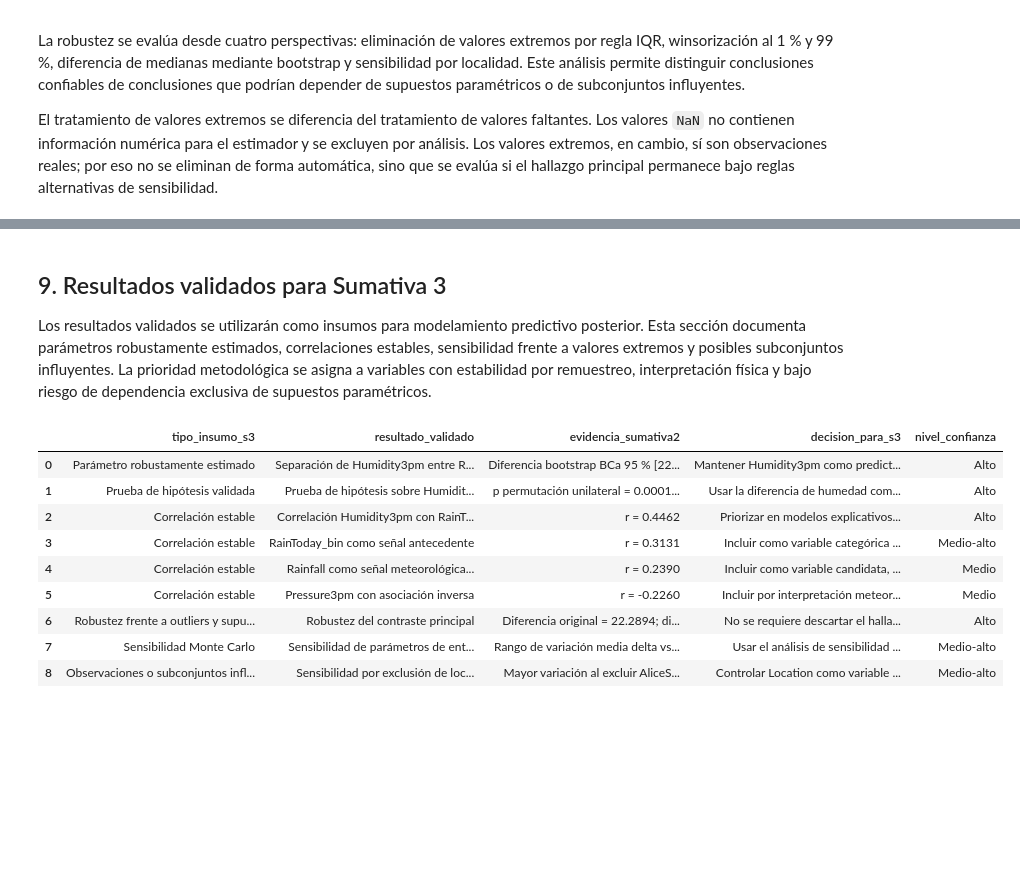
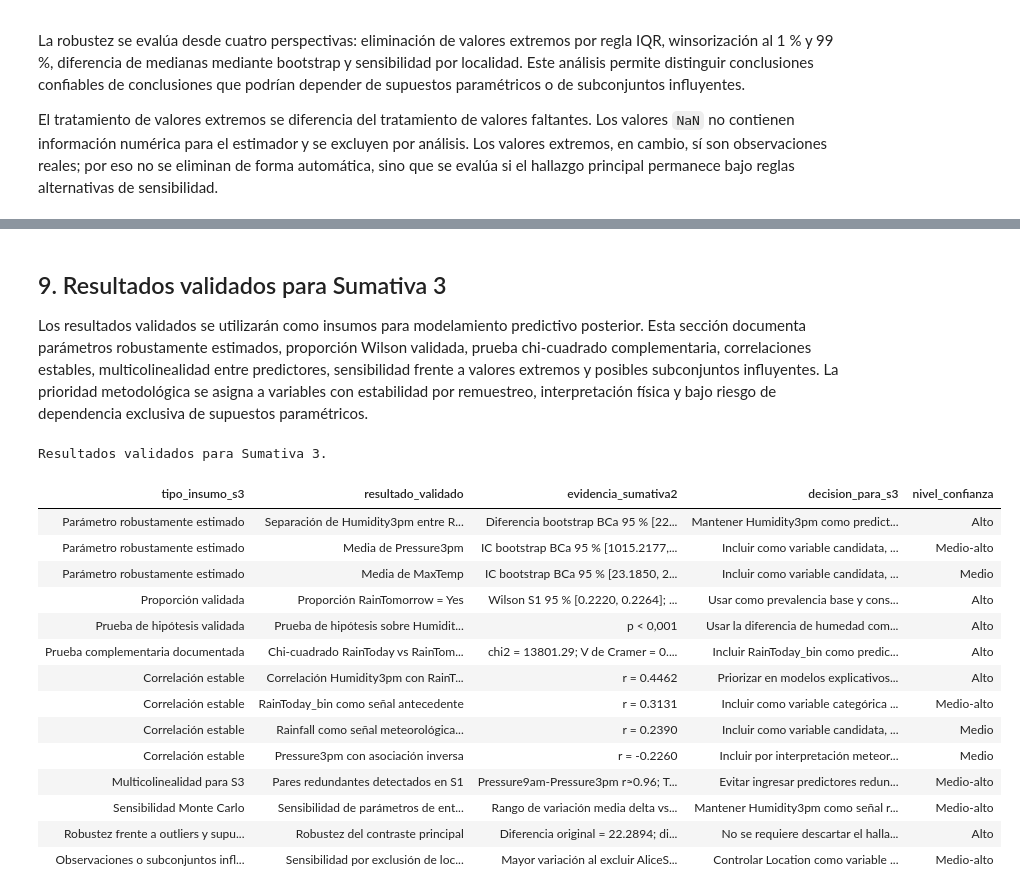
Before and after one commit to edocontreras/mcdia501-estadistica-computacional-g6, a Jupyter notebook: semana2/notebooks/Sumativa2_Rain_Australia_G6.ipynb, the cells around one changed output, grey strips where cells are left out. Cells and saved outputs as stored; diff of their text form; code cells hidden in the pictures; blank space fills up the shorter version.

```diff
--- a/semana2/notebooks/Sumativa2_Rain_Australia_G6.ipynb
+++ b/semana2/notebooks/Sumativa2_Rain_Australia_G6.ipynb
@@ -1096,13 +1043,16 @@ Robustez: escenarios de sensibilidad
 # %% [markdown]
 ## 9. Resultados validados para Sumativa 3
 
-Los resultados validados se utilizarán como insumos para modelamiento predictivo posterior. Esta sección documenta parámetros robustamente estimados, correlaciones estables, sensibilidad frente a valores extremos y posibles subconjuntos influyentes. La prioridad metodológica se asigna a variables con estabilidad por remuestreo, interpretación física y bajo riesgo de dependencia exclusiva de supuestos paramétricos.
+Los resultados validados se utilizarán como insumos para modelamiento predictivo posterior. Esta sección documenta parámetros robustamente estimados, proporción Wilson validada, prueba chi-cuadrado complementaria, correlaciones estables, multicolinealidad entre predictores, sensibilidad frente a valores extremos y posibles subconjuntos influyentes. La prioridad metodológica se asigna a variables con estabilidad por remuestreo, interpretación física y bajo riesgo de dependencia exclusiva de supuestos paramétricos.
 # %%
 rainfall_r = correlaciones_bootstrap.loc[correlaciones_bootstrap.variable == 'Rainfall', 'correlacion_pearson_s1'].iloc[0]
 pressure_r = correlaciones_bootstrap.loc[correlaciones_bootstrap.variable == 'Pressure3pm', 'correlacion_pearson_s1'].iloc[0]
 humidity_r = correlaciones_bootstrap.loc[correlaciones_bootstrap.variable == 'Humidity3pm', 'correlacion_pearson_s1'].iloc[0]
 raintoday_r = correlaciones_bootstrap.loc[correlaciones_bootstrap.variable == 'RainToday_bin', 'correlacion_pearson_s1'].iloc[0]
 max_localidad = sensibilidad_localidad.iloc[0] if not sensibilidad_localidad.empty else None
+pressure_param = bootstrap_parametros.loc[bootstrap_parametros.parametro == 'Media de Pressure3pm'].iloc[0]
+maxtemp_param = bootstrap_parametros.loc[bootstrap_parametros.parametro == 'Media de MaxTemp'].iloc[0]
+prop_param = bootstrap_parametros.loc[bootstrap_parametros.parametro == 'Proporción de RainTomorrow = Yes'].iloc[0]
 
 resultados_validados = pd.DataFrame([
     {
@@ -1113,10 +1063,38 @@ resultados_validados = pd.DataFrame([
         'nivel_confianza': 'Alto'
     },
     {
+        'tipo_insumo_s3': 'Parámetro robustamente estimado',
+        'resultado_validado': 'Media de Pressure3pm',
+        'evidencia_sumativa2': f'IC bootstrap BCa 95 % [{pressure_param.ic_bca_95_li:.4f}, {pressure_param.ic_bca_95_ls:.4f}]',
+        'decision_para_s3': 'Incluir como variable candidata, controlando redundancia con Pressure9am si se incorpora la base completa',
+        'nivel_confianza': 'Medio-alto'
+    },
+    {
+        'tipo_insumo_s3': 'Parámetro robustamente estimado',
+        'resultado_validado': 'Media de MaxTemp',
+        'evidencia_sumativa2': f'IC bootstrap BCa 95 % [{maxtemp_param.ic_bca_95_li:.4f}, {maxtemp_param.ic_bca_95_ls:.4f}]',
+        'decision_para_s3': 'Incluir como variable candidata, controlando redundancia con Temp9am/Temp3pm si se incorpora la base completa',
+        'nivel_confianza': 'Medio'
+    },
+    {
+        'tipo_insumo_s3': 'Proporción validada',
+        'resultado_validado': 'Proporción RainTomorrow = Yes',
+        'evidencia_sumativa2': f'Wilson S1 95 % [{wilson_prop_s1[1]:.4f}, {wilson_prop_s1[2]:.4f}]; BCa 95 % [{prop_param.ic_bca_95_li:.4f}, {prop_param.ic_bca_95_ls:.4f}]',
+        'decision_para_s3': 'Usar como prevalencia base y considerar desbalance de clases',
+        'nivel_confianza': 'Alto'
+    },
+    {
         'tipo_insumo_s3': 'Prueba de hipótesis validada',
         'resultado_validado': 'Prueba de hipótesis sobre Humidity3pm',
         'evidencia_sumativa2': f'p permutación unilateral = {p_perm_one_sided:.6f}; {formato_p_value(p_perm_one_sided)}',
         'decision_para_s3': 'Usar la diferencia de humedad como relación estadística validada',
+        'nivel_confianza': 'Alto'
+    },
+    {
+        'tipo_insumo_s3': 'Prueba complementaria documentada',
+        'resultado_validado': 'Chi-cuadrado RainToday vs RainTomorrow',
+        'evidencia_sumativa2': f'chi2 = {chi2_stat:.2f}; V de Cramer = {cramers_v:.4f}; {formato_p_value(chi2_p)}',
+        'decision_para_s3': 'Incluir RainToday_bin como predictor categórico relevante',
         'nivel_confianza': 'Alto'
     },
     {
@@ -1144,58 +1122,64 @@ resultados_validados = pd.DataFrame([
         'tipo_insumo_s3': 'Correlación estable',
         'resultado_validado': 'Pressure3pm con asociación inversa',
         'evidencia_sumativa2': f'r = {pressure_r:.4f}',
-        'decision_para_s3': 'Incluir por interpretación meteorológica y relación estable',
+        'decision_para_s3': 'Incluir por interpretación meteorológica, revisando multicolinealidad con Pressure9am si está disponible',
         'nivel_confianza': 'Medio'
+    },
+    {
+        'tipo_insumo_s3': 'Multicolinealidad para S3',
+        'resultado_validado': 'Pares redundantes detectados en S1',
+        'evidencia_sumativa2': 'Pressure9am-Pressure3pm r≈0.96; Temp9am-Temp3pm r≈0.86',
+        'decision_para_s3': 'Evitar ingresar predictores redundantes sin selección de variables, regularización o análisis VIF',
+        'nivel_confianza': 'Medio-alto'
     },
     {
         'tipo_insumo_s3': 'Robustez frente a outliers y supuestos',
         'resultado_validado': 'Robustez del contraste principal',
         'evidencia_sumativa2': f'Diferencia original = {diff_yes_no:.4f}; diferencia winsorizada = {robustez.loc[robustez.escenario == "Winsorización 1 %-99 % por grupo", "diferencia_estimador_yes_no"].iloc[0]:.4f}; diferencia de medianas = {median_yes - median_no:.4f}',
         'decision_para_s3': 'No se requiere descartar el hallazgo principal por sensibilidad a extremos',
         'nivel_confianza': 'Alto'
-    },
-    {
-        'tipo_insumo_s3': 'Sensibilidad Monte Carlo',
-        'resultado_validado': 'Sensibilidad de parámetros de entrada del escenario simulado',
-        'evidencia_sumativa2': f'Rango de variación media delta vs base [{sensibilidad_montecarlo["variacion_media_delta_vs_base"].min():.4f}, {sensibilidad_montecarlo["variacion_media_delta_vs_base"].max():.4f}]',
-        'decision_para_s3': 'Usar el análisis de sensibilidad para priorizar evaluación de estabilidad de variables en modelos predictivos',
-        'nivel_confianza': 'Medio-alto'
     },
     {
         'tipo_insumo_s3': 'Observaciones o subconjuntos influyentes',
         'resultado_validado': 'Sensibilidad por exclusión de localidad',
         'evidencia_sumativa2': 'No hay localidad evaluable' if max_localidad is None else f'Mayor variación al excluir {max_localidad["localidad_excluida"]}: {max_localidad["variacion_respecto_original"]:.4f}',
         'decision_para_s3': 'Controlar Location como variable categórica o mediante validación estratificada si se incorpora al modelo',
         'nivel_confianza': 'Medio-alto'
     }
 ])
 
 resultados_validados.to_csv(DATA_PROCESSED / 'resultados_validados_sumativa2.csv', index=False)
 resultados_validados.to_csv(TABLES_DIR / '10_resultados_validados_para_s3.csv', index=False)
 
 inventario = []
 for path in sorted(TABLES_DIR.glob('*.csv')):
     inventario.append({'tipo': 'tabla', 'archivo': path.relative_to(SEMANA2_DIR).as_posix(), 'descripcion': path.stem})
 for path in sorted(FIGURES_DIR.glob('*.png')):
     inventario.append({'tipo': 'figura', 'archivo': path.relative_to(SEMANA2_DIR).as_posix(), 'descripcion': path.stem})
 for path in sorted(DATA_PROCESSED.glob('*.csv')):
     inventario.append({'tipo': 'datos_procesados', 'archivo': path.relative_to(SEMANA2_DIR).as_posix(), 'descripcion': path.stem})
 
 inventario_outputs = pd.DataFrame(inventario)
 inventario_outputs.to_csv(SEMANA2_DIR / 'docs' / 'inventario_outputs_sumativa2.csv', index=False)
 
 resultados_validados
 # %% [output]
+Resultados validados para Sumativa 3.
-|  | tipo_insumo_s3 | resultado_validado | evidencia_sumativa2 | decision_para_s3 | nivel_confianza |
-| 0 | Parámetro robustamente estimado | Separación de Humidity3pm entre R... | Diferencia bootstrap BCa 95 % [22... | Mantener Humidity3pm como predict... | Alto |
-| 1 | Prueba de hipótesis validada | Prueba de hipótesis sobre Humidit... | p permutación unilateral = 0.0001... | Usar la diferencia de humedad com... | Alto |
-| 2 | Correlación estable | Correlación Humidity3pm con RainT... | r = 0.4462 | Priorizar en modelos explicativos... | Alto |
-| 3 | Correlación estable | RainToday_bin como señal antecedente | r = 0.3131 | Incluir como variable categórica ... | Medio-alto |
-| 4 | Correlación estable | Rainfall como señal meteorológica... | r = 0.2390 | Incluir como variable candidata, ... | Medio |
-| 5 | Correlación estable | Pressure3pm con asociación inversa | r = -0.2260 | Incluir por interpretación meteor... | Medio |
-| 6 | Robustez frente a outliers y supu... | Robustez del contraste principal | Diferencia original = 22.2894; di... | No se requiere descartar el halla... | Alto |
-| 7 | Sensibilidad Monte Carlo | Sensibilidad de parámetros de ent... | Rango de variación media delta vs... | Usar el análisis de sensibilidad ... | Medio-alto |
-| 8 | Observaciones o subconjuntos infl... | Sensibilidad por exclusión de loc... | Mayor variación al excluir AliceS... | Controlar Location como variable ... | Medio-alto |
+| tipo_insumo_s3 | resultado_validado | evidencia_sumativa2 | decision_para_s3 | nivel_confianza |
+| Parámetro robustamente estimado | Separación de Humidity3pm entre R... | Diferencia bootstrap BCa 95 % [22... | Mantener Humidity3pm como predict... | Alto |
+| Parámetro robustamente estimado | Media de Pressure3pm | IC bootstrap BCa 95 % [1015.2177,... | Incluir como variable candidata, ... | Medio-alto |
+| Parámetro robustamente estimado | Media de MaxTemp | IC bootstrap BCa 95 % [23.1850, 2... | Incluir como variable candidata, ... | Medio |
+| Proporción validada | Proporción RainTomorrow = Yes | Wilson S1 95 % [0.2220, 0.2264]; ... | Usar como prevalencia base y cons... | Alto |
+| Prueba de hipótesis validada | Prueba de hipótesis sobre Humidit... | p < 0,001 | Usar la diferencia de humedad com... | Alto |
+| Prueba complementaria documentada | Chi-cuadrado RainToday vs RainTom... | chi2 = 13801.29; V de Cramer = 0.... | Incluir RainToday_bin como predic... | Alto |
+| Correlación estable | Correlación Humidity3pm con RainT... | r = 0.4462 | Priorizar en modelos explicativos... | Alto |
+| Correlación estable | RainToday_bin como señal antecedente | r = 0.3131 | Incluir como variable categórica ... | Medio-alto |
+| Correlación estable | Rainfall como señal meteorológica... | r = 0.2390 | Incluir como variable candidata, ... | Medio |
+| Correlación estable | Pressure3pm con asociación inversa | r = -0.2260 | Incluir por interpretación meteor... | Medio |
+| Multicolinealidad para S3 | Pares redundantes detectados en S1 | Pressure9am-Pressure3pm r≈0.96; T... | Evitar ingresar predictores redun... | Medio-alto |
+| Sensibilidad Monte Carlo | Sensibilidad de parámetros de ent... | Rango de variación media delta vs... | Mantener Humidity3pm como señal r... | Medio-alto |
+| Robustez frente a outliers y supu... | Robustez del contraste principal | Diferencia original = 22.2894; di... | No se requiere descartar el halla... | Alto |
+| Observaciones o subconjuntos infl... | Sensibilidad por exclusión de loc... | Mayor variación al excluir AliceS... | Controlar Location como variable ... | Medio-alto |
 # %%
 expected_outputs = [
     'data/processed/weatherAUS_sumativa2_base_validacion.csv',
```
Also changed, not shown: parts of 22 cells of this notebook.
